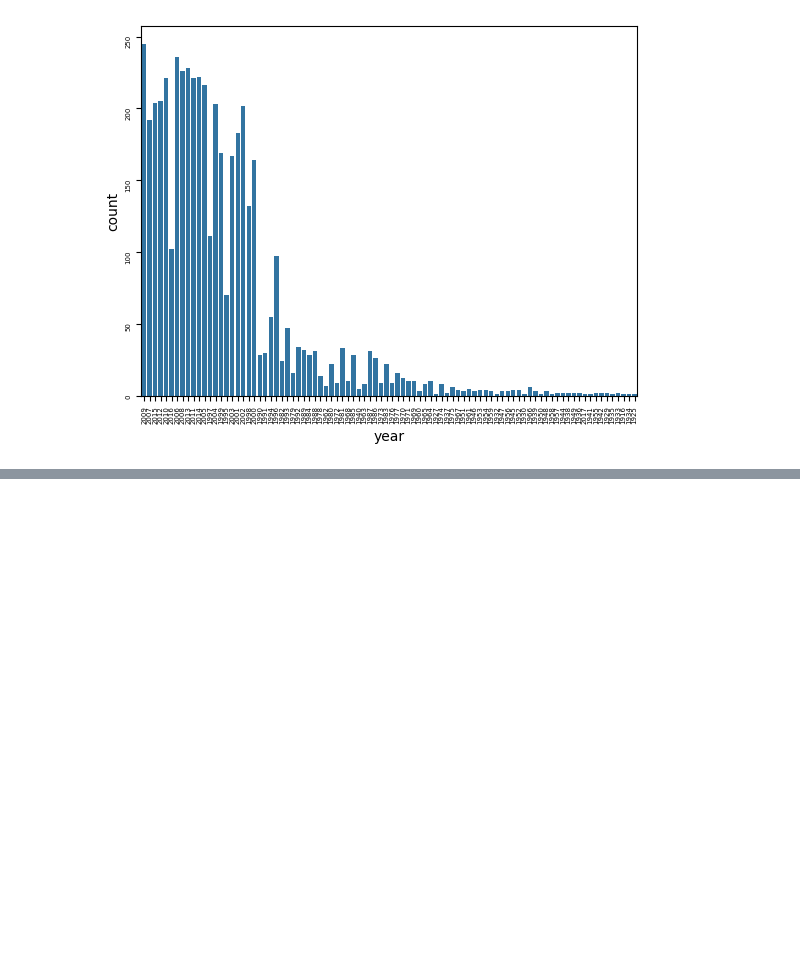
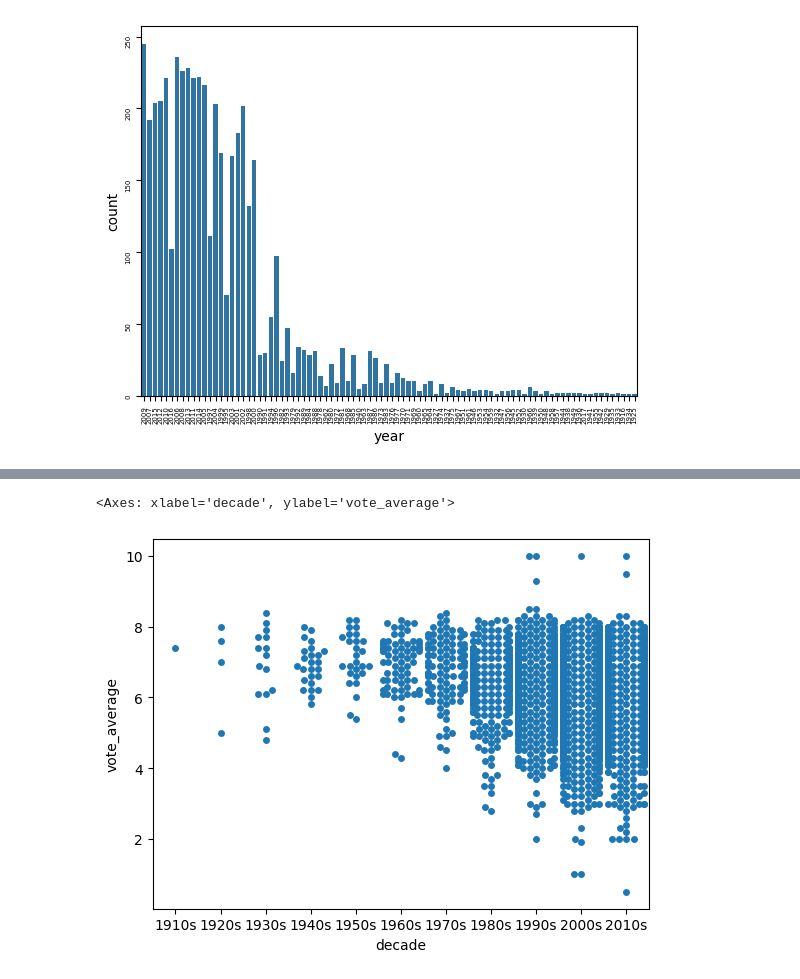
Before and after one commit to AkinoriKt/DS, a Jupyter notebook: work/notebooks/lecture/seaborn/categorical.ipynb, the cells around one changed output, grey strips where cells are left out. Saved outputs shown, nothing was run; the diff lists cells and outputs as text; code cells hidden in the pictures; blank space fills up the shorter version.

```diff
--- a/work/notebooks/lecture/seaborn/categorical.ipynb
+++ b/work/notebooks/lecture/seaborn/categorical.ipynb
@@ -88,0 +92,5 @@ Name: year, Length: 4740, dtype: str
+# %%
+sns.swarmplot(x='decade', y='vote_average', data=df.sort_values('decade'))
+# %% [output]
+<Axes: xlabel='decade', ylabel='vote_average'>
+[figure, added]
```
Also changed, not shown: parts of 7 cells of this notebook, 3 other files.
